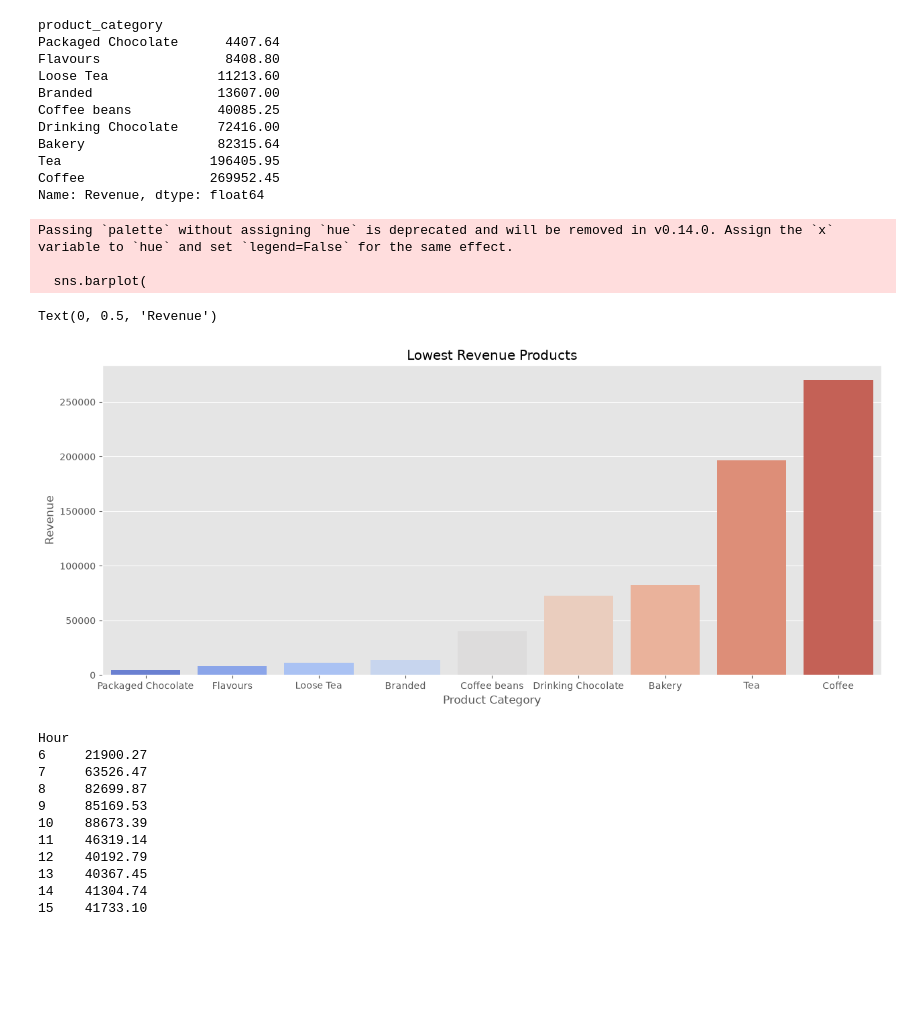
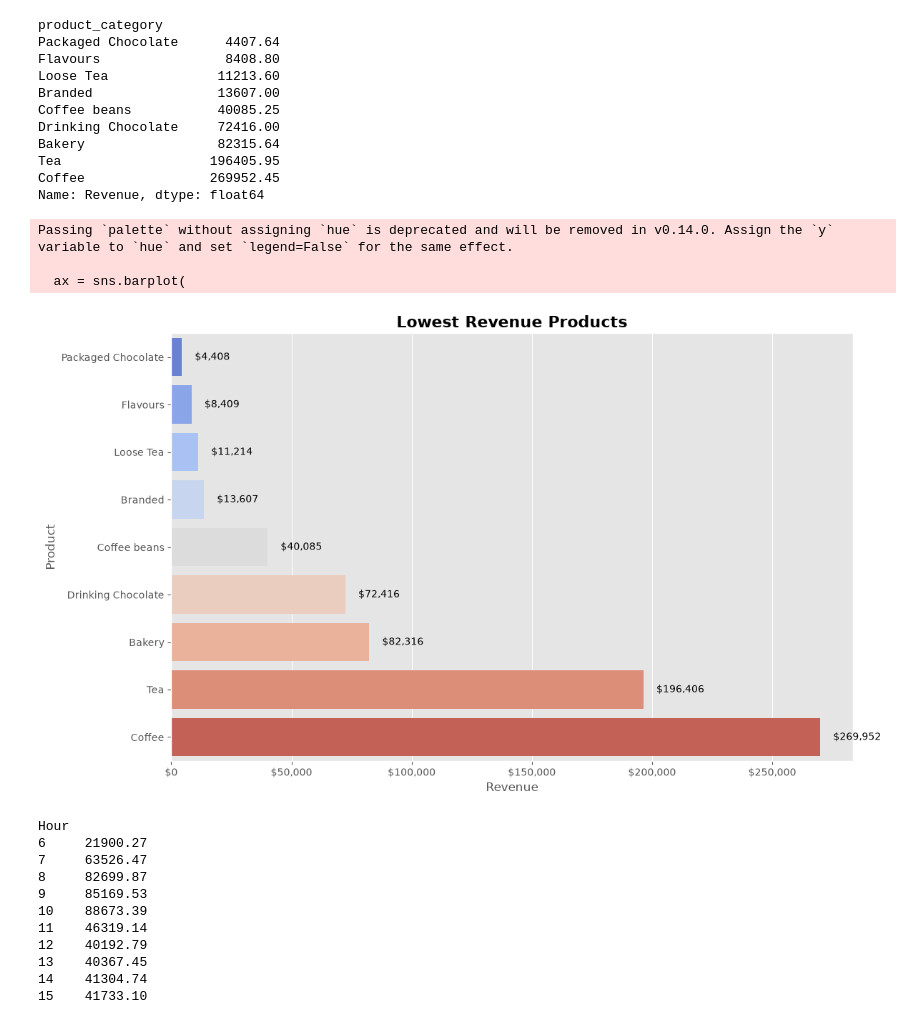
Before and after one commit to Devangdaksh/Sales-Trend-Time-Based-Performance-Analytics-Dashboard-Python-Pandas-Plotly-Streamlit, a Jupyter notebook: notebook/ 02_EDA.ipynb, the cells around one changed output. Cells and saved outputs as stored; diff of their text form; code cells hidden in the pictures; blank space fills up the shorter version.

```diff
--- a/notebook/ 02_EDA.ipynb
+++ b/notebook/ 02_EDA.ipynb
@@ -315,22 +381,43 @@ Tea                   196405.95
 Coffee                269952.45
 Name: Revenue, dtype: float64
 # %%
-# visualizing bottom 10 products by revenue
-plt.figure(figsize=(15,6))
-sns.barplot(
-    x=bottom_10_products.index,
-    y=bottom_10_products.values,
-    palette="coolwarm"
+# Visualizing bottom 10 products by revenue
+bottom_10_products = bottom_10_products.sort_values(ascending=True).head(10)
+
+plt.figure(figsize=(12,7))
+
+colors = sns.color_palette("coolwarm", len(bottom_10_products))
+
+ax = sns.barplot(
+    x=bottom_10_products.values,
+    y=bottom_10_products.index,
+    palette=colors
 )
-plt.title("Lowest Revenue Products")
-plt.xlabel("Product Category")
-plt.ylabel("Revenue")
+
+ax.xaxis.set_major_formatter(
+    FuncFormatter(lambda x, _: f'${x:,.0f}')
+)
+
+# Add value labels
+for i, value in enumerate(bottom_10_products.values):
+    ax.text(
+        value + bottom_10_products.max()*0.02,
+        i,
+        f'${value:,.0f}',
+        va='center'
+    )
+
+plt.title("Lowest Revenue Products", fontsize=16, fontweight='bold')
+plt.xlabel("Revenue")
+plt.ylabel("Product")
+
+plt.tight_layout()
+plt.show()
 # %% [output]
-Passing `palette` without assigning `hue` is deprecated and will be removed in v0.14.0. Assign the `x` variable to `hue` and set `legend=False` for the same effect.
+Passing `palette` without assigning `hue` is deprecated and will be removed in v0.14.0. Assign the `y` variable to `hue` and set `legend=False` for the same effect.
 
-  sns.barplot(
+  ax = sns.barplot(
-Text(0, 0.5, 'Revenue')
-[figure, old version]
+[figure, new version]
 # %%
 # hourly revenue
 hourly_revenue = df.groupby('Hour')['Revenue'].sum()
```
Also changed, not shown: parts of 21 cells of this notebook.
